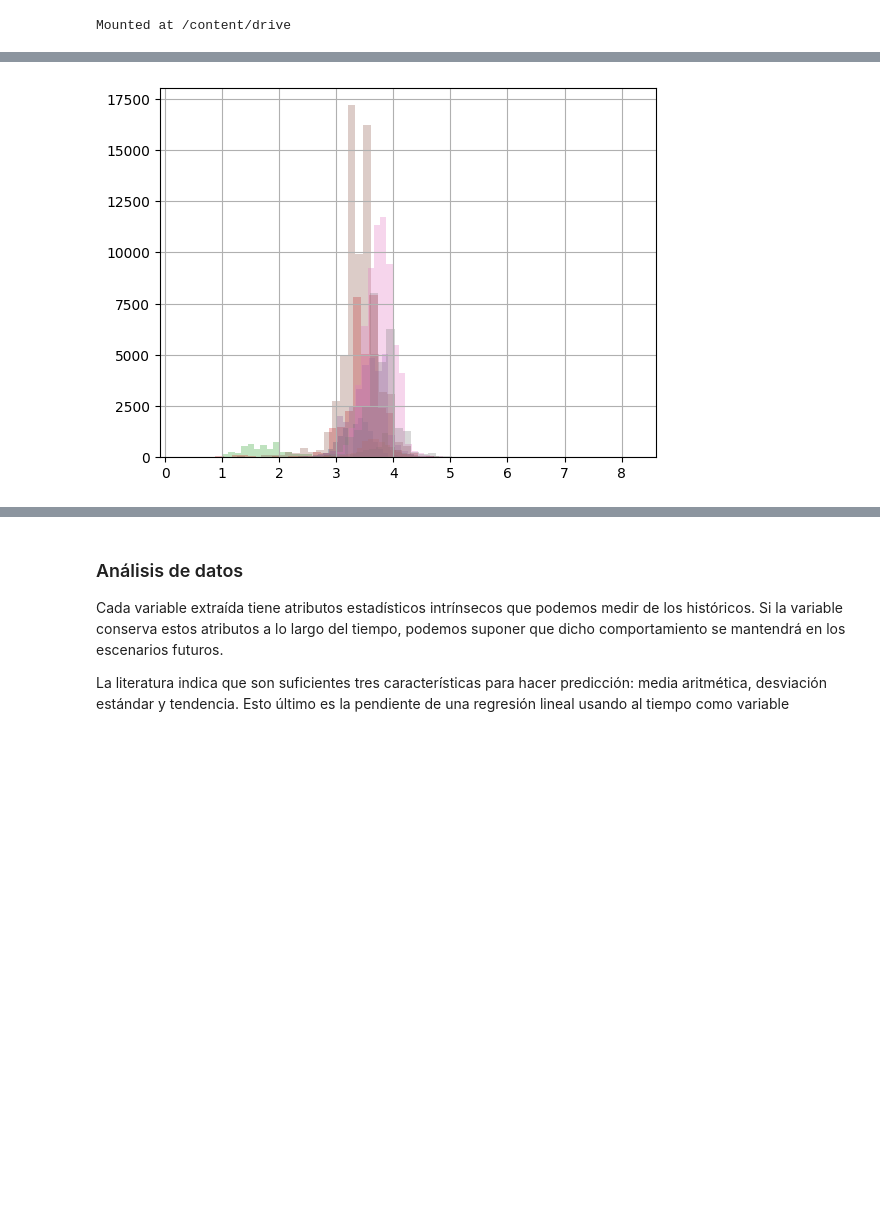
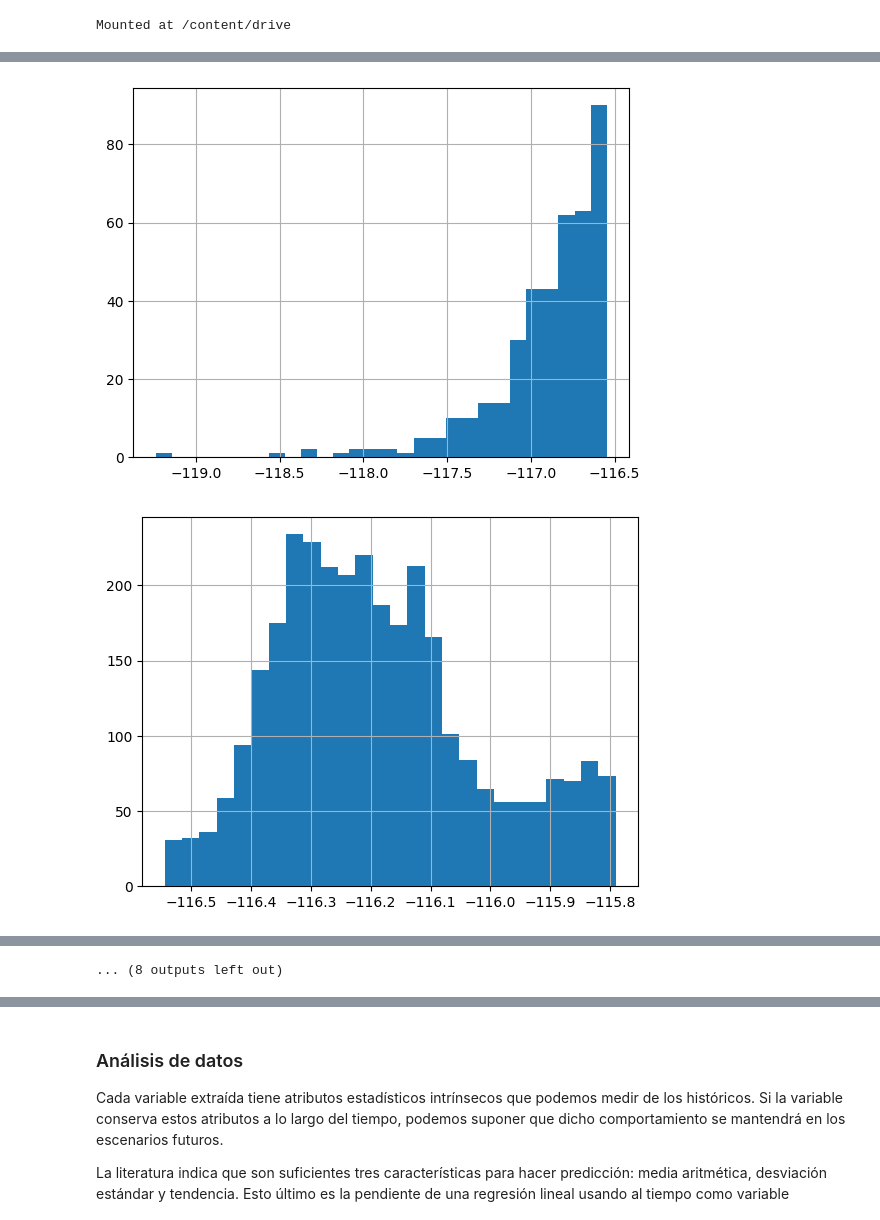
Before and after one commit to ArellanoMCarlos/SimMatO2025, a Jupyter notebook: Módulo 2 - Métodos heurísticos/3 - Simulación_de_escenarios_futuros.ipynb, the cells around one changed output, grey strips where cells are left out. Drawn from its saved outputs; the diff is of its cells as text; code cells hidden in the pictures; blank space fills up the shorter version.

Commit message:
Simulación de escenarios futuros - Modelo de sismos

```diff
--- a/Módulo 2 - Métodos heurísticos/3 - Simulación_de_escenarios_futuros.ipynb
+++ b/Módulo 2 - Métodos heurísticos/3 - Simulación_de_escenarios_futuros.ipynb
@@ -206,8 +346,8 @@ drive.mount('/content/drive')
 Mounted at /content/drive
 # %%
 # http://www2.ssn.unam.mx:8080/catalogo/
-ruta='/'
-archivo=''                                    # Acá va el nombre del archivo
+ruta='/content/drive/MyDrive/Colab Notebooks/ITESO/SimMat/SimMatO2025/Módulo 2 - Métodos heurísticos/'
+archivo='SSNMX_catalogo_20201029_20251029.csv'                       # Acá va el nombre del archivo
 df_sismos=pd.read_csv(ruta+archivo,header=4)  # Omitimos la descripción del archivo de las primeras columnas
 # df_sismos.head()
 df_sismos.drop(columns=['Hora','Referencia de localizacion','Fecha UTC','Hora UTC','Estatus'],inplace=True)
@@ -219,9 +365,13 @@ df_sismos.dropna(inplace=True)
 # %%
 # Creamos una nueva variable llamada 'Posicion' resultado de agrupar los sismos más cercano entre sí
 #
-disc=KBinsDiscretizer(n_bins=8,encode='ordinal',strategy='kmeans')   # Hacemos 8 grupos enumerados de 0 a 7
+n=20
+disc=KBinsDiscretizer(n_bins=n,encode='ordinal',strategy='kmeans')   # Hacemos n grupos enumerados de 0 a n-1
 df_sismos['Posicion']=disc.fit_transform(df_sismos[['Longitud']])
 # Cada 'Posicion' tiene asociados varios sismos
-H=df_sismos.groupby('Posicion')['Magnitud'].hist(alpha=0.3,bins=50)
+for i in range(n):
+  plt.figure()
+  df_sismos.groupby('Posicion')['Longitud'].get_group(i).hist(bins='auto')
 # %% [output]
-[figure, old version]
+[figure, new version]
+[figure, added]
@@ -228,3 +388,4 @@ H=df_sismos.groupby('Posicion')['Magnitud'].hist(alpha=0.3,bins=50)
+... (8 outputs left out)
 # %%
 # Graficamos los datos obtenidos
 #
```
Also changed, not shown: parts of 26 cells of this notebook.
